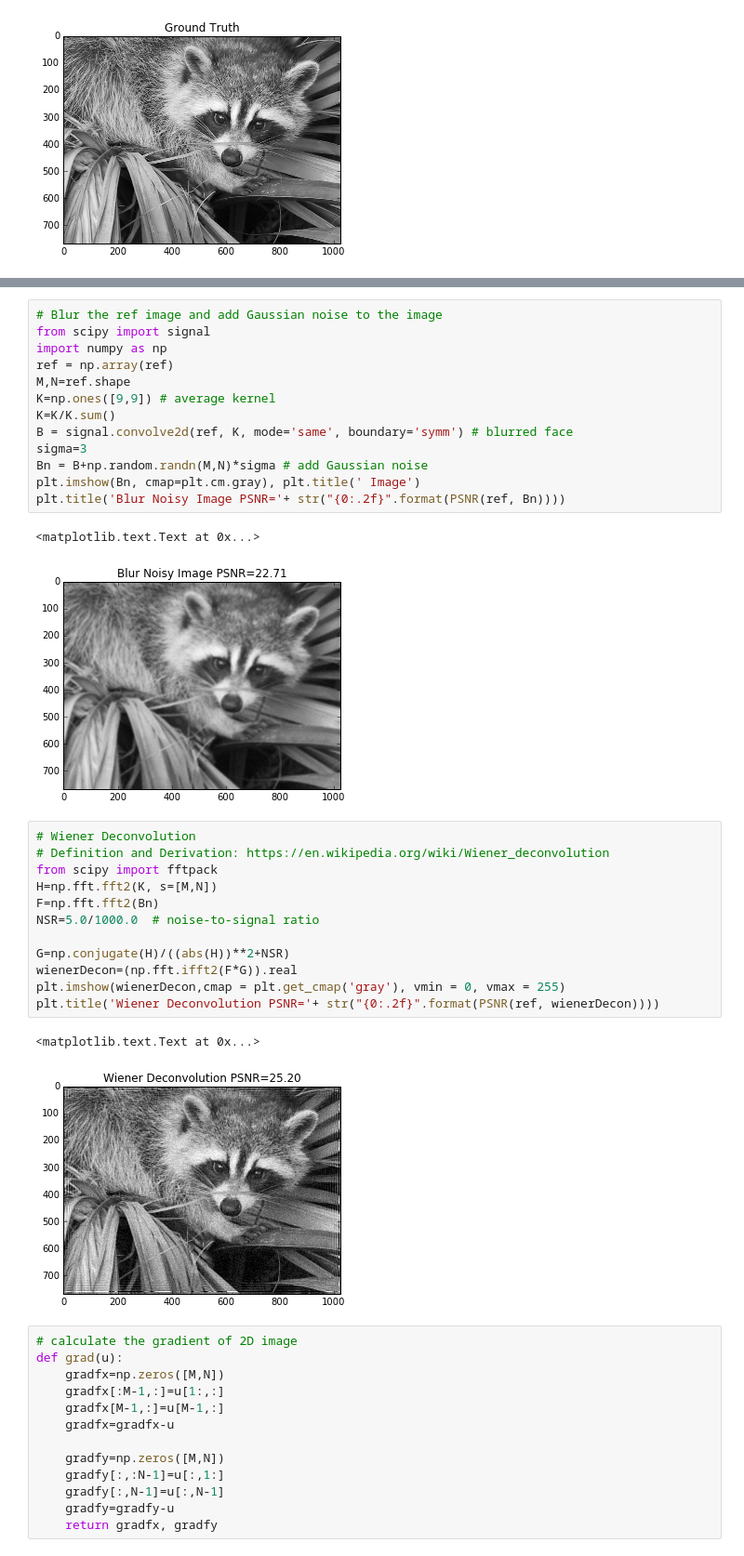
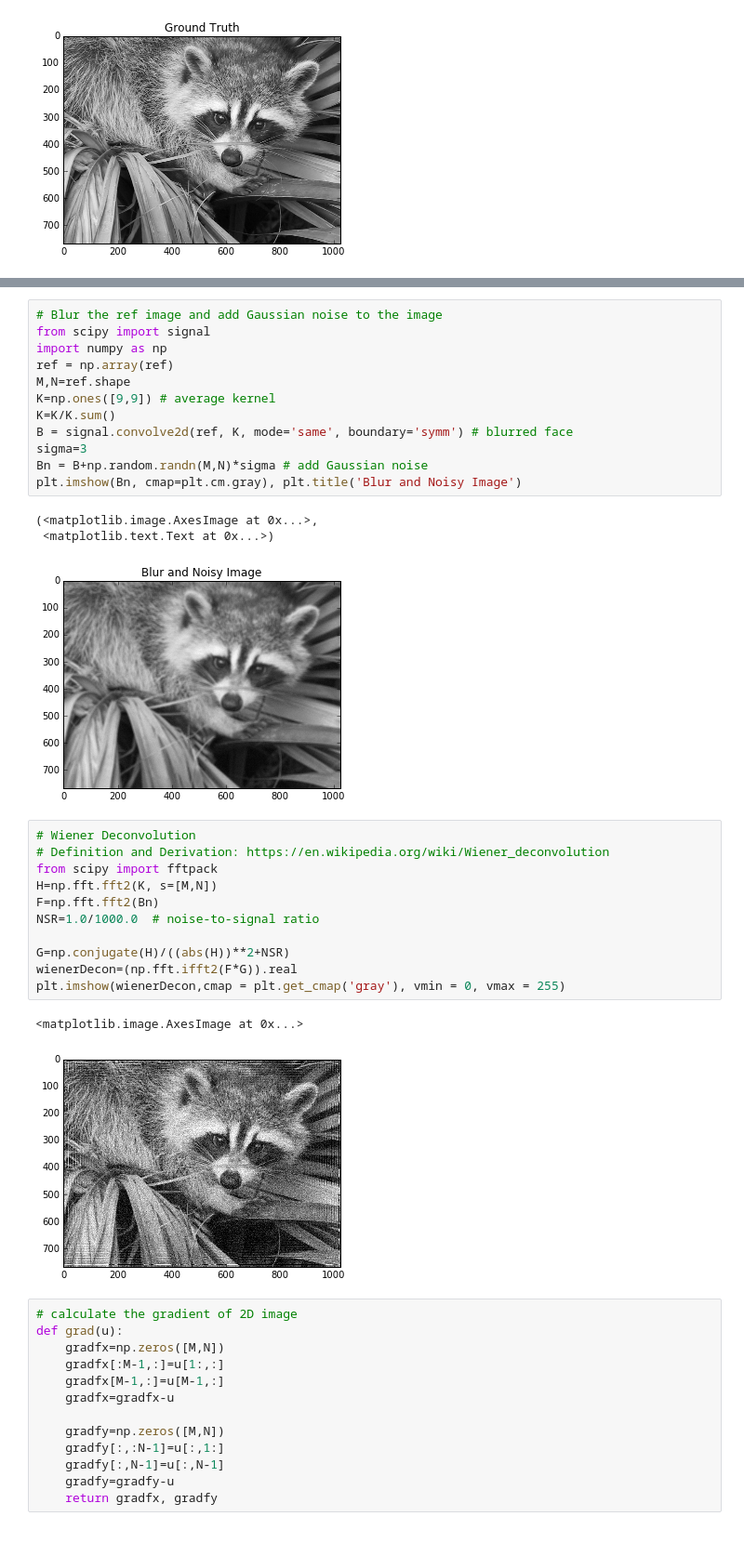
Before and after one commit to ygu2009/ImageProcessing, a Jupyter notebook: ImageRestoration.ipynb, the cells around one changed output, grey strips where cells are left out. Shown: that part at 93% size. Saved outputs shown, nothing was run; the diff lists cells and outputs as text.

```diff
--- a/ImageRestoration.ipynb
+++ b/ImageRestoration.ipynb
@@ -49,26 +41,25 @@ K=K/K.sum()
 B = signal.convolve2d(ref, K, mode='same', boundary='symm') # blurred face
 sigma=3
 Bn = B+np.random.randn(M,N)*sigma # add Gaussian noise
-plt.imshow(Bn, cmap=plt.cm.gray), plt.title(' Image')
-plt.title('Blur Noisy Image PSNR='+ str("{0:.2f}".format(PSNR(ref, Bn))))
+plt.imshow(Bn, cmap=plt.cm.gray), plt.title('Blur and Noisy Image')
 # %% [output]
-<matplotlib.text.Text at 0x...>
+(<matplotlib.image.AxesImage at 0x...>,
+ <matplotlib.text.Text at 0x...>)
-[figure, old version]
+[figure, new version]
 # %%
 # Wiener Deconvolution
 # Definition and Derivation: https://en.wikipedia.org/wiki/Wiener_deconvolution
 from scipy import fftpack
 H=np.fft.fft2(K, s=[M,N])
 F=np.fft.fft2(Bn)
-NSR=5.0/1000.0  # noise-to-signal ratio
+NSR=1.0/1000.0  # noise-to-signal ratio
 
 G=np.conjugate(H)/((abs(H))**2+NSR)
 wienerDecon=(np.fft.ifft2(F*G)).real
 plt.imshow(wienerDecon,cmap = plt.get_cmap('gray'), vmin = 0, vmax = 255)
-plt.title('Wiener Deconvolution PSNR='+ str("{0:.2f}".format(PSNR(ref, wienerDecon))))
 # %% [output]
-<matplotlib.text.Text at 0x...>
+<matplotlib.image.AxesImage at 0x...>
-[figure, old version]
+[figure, new version]
 # %%
 # calculate the gradient of 2D image
 def grad(u):
```
Also changed, not shown: parts of 5 cells of this notebook.
